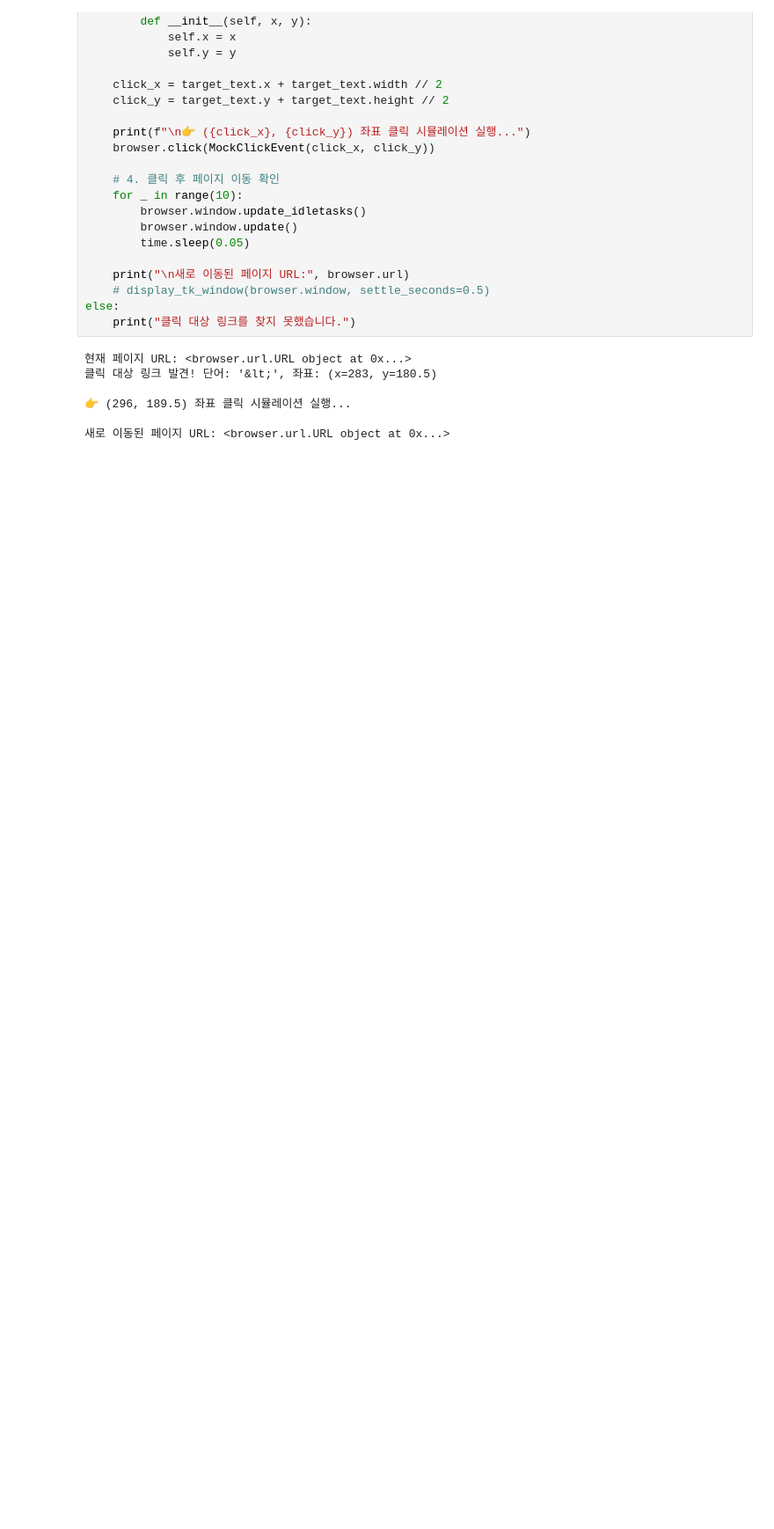
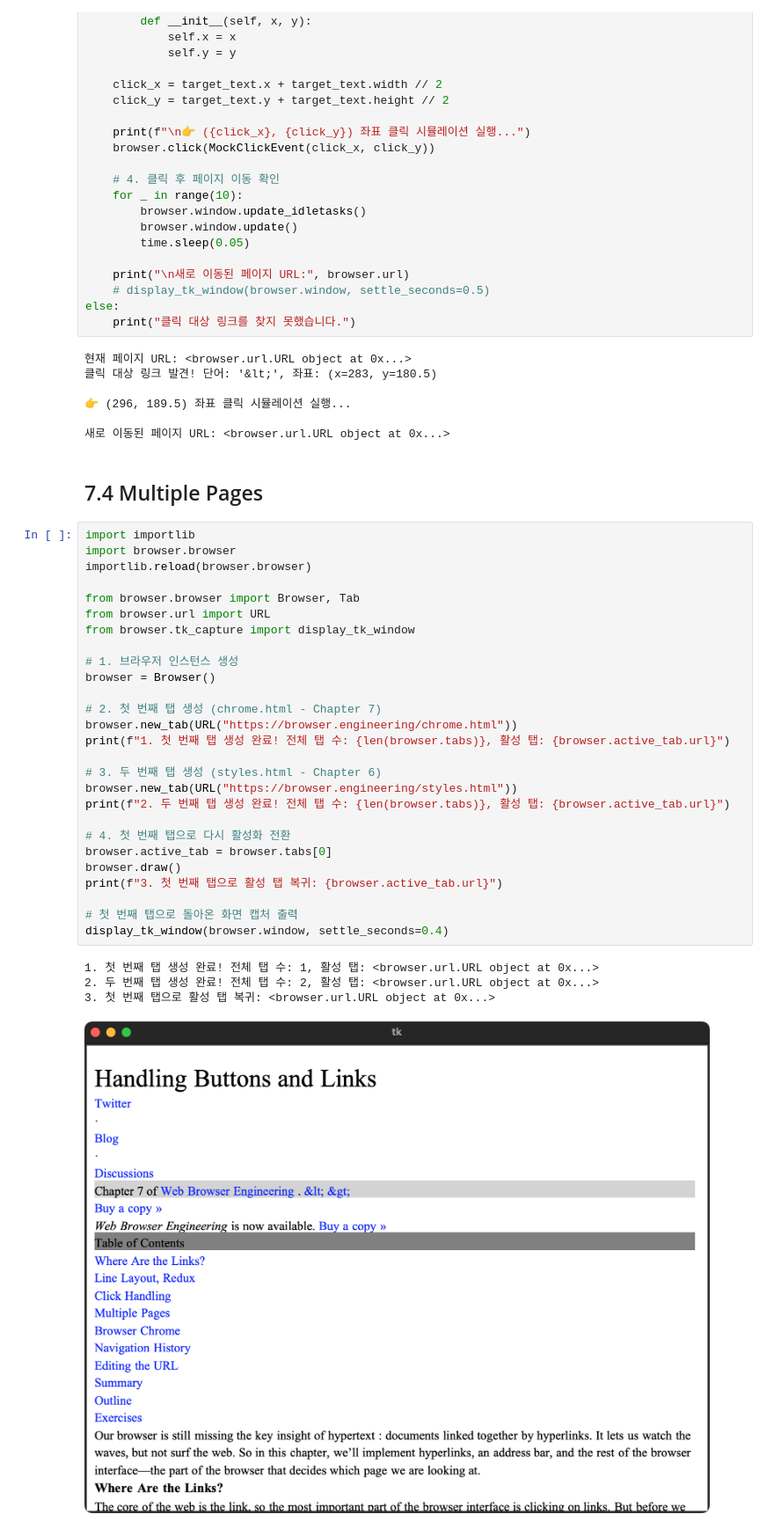
Before and after one commit to r4k0nb4k0n/browser-engineering-study, a Jupyter notebook: part-2-handling-buttons-and-links-7-hyperlinks-and-browser-chrome.ipynb, the cells around one changed output. Shown at 88% size. Saved outputs shown, nothing was run; the diff lists cells and outputs as text; blank space fills up the shorter version.

Commit message:
feat: 7.4 Multiple Pages, 7.5 Browser Chrome

```diff
--- a/part-2-handling-buttons-and-links-7-hyperlinks-and-browser-chrome.ipynb
+++ b/part-2-handling-buttons-and-links-7-hyperlinks-and-browser-chrome.ipynb
@@ -168,3 +168,37 @@ else:
 👉 (296, 189.5) 좌표 클릭 시뮬레이션 실행...
 
 새로 이동된 페이지 URL: <browser.url.URL object at 0x...>
+# %% [markdown]
+## 7.4 Multiple Pages
+# %%
+import importlib
+import browser.browser
+importlib.reload(browser.browser)
+
+from browser.browser import Browser, Tab
+from browser.url import URL
+from browser.tk_capture import display_tk_window
+
+# 1. 브라우저 인스턴스 생성
+browser = Browser()
+
+# 2. 첫 번째 탭 생성 (chrome.html - Chapter 7)
+browser.new_tab(URL("https://browser.engineering/chrome.html"))
+print(f"1. 첫 번째 탭 생성 완료! 전체 탭 수: {len(browser.tabs)}, 활성 탭: {browser.active_tab.url}")
+
+# 3. 두 번째 탭 생성 (styles.html - Chapter 6)
+browser.new_tab(URL("https://browser.engineering/styles.html"))
+print(f"2. 두 번째 탭 생성 완료! 전체 탭 수: {len(browser.tabs)}, 활성 탭: {browser.active_tab.url}")
+
+# 4. 첫 번째 탭으로 다시 활성화 전환
+browser.active_tab = browser.tabs[0]
+browser.draw()
+print(f"3. 첫 번째 탭으로 활성 탭 복귀: {browser.active_tab.url}")
+
+# 첫 번째 탭으로 돌아온 화면 캡처 출력
+display_tk_window(browser.window, settle_seconds=0.4)
+# %% [output]
+1. 첫 번째 탭 생성 완료! 전체 탭 수: 1, 활성 탭: <browser.url.URL object at 0x...>
+2. 두 번째 탭 생성 완료! 전체 탭 수: 2, 활성 탭: <browser.url.URL object at 0x...>
+3. 첫 번째 탭으로 활성 탭 복귀: <browser.url.URL object at 0x...>
+[figure, added]
```
Also changed, not shown: parts of 2 cells of this notebook, 3 other files.
